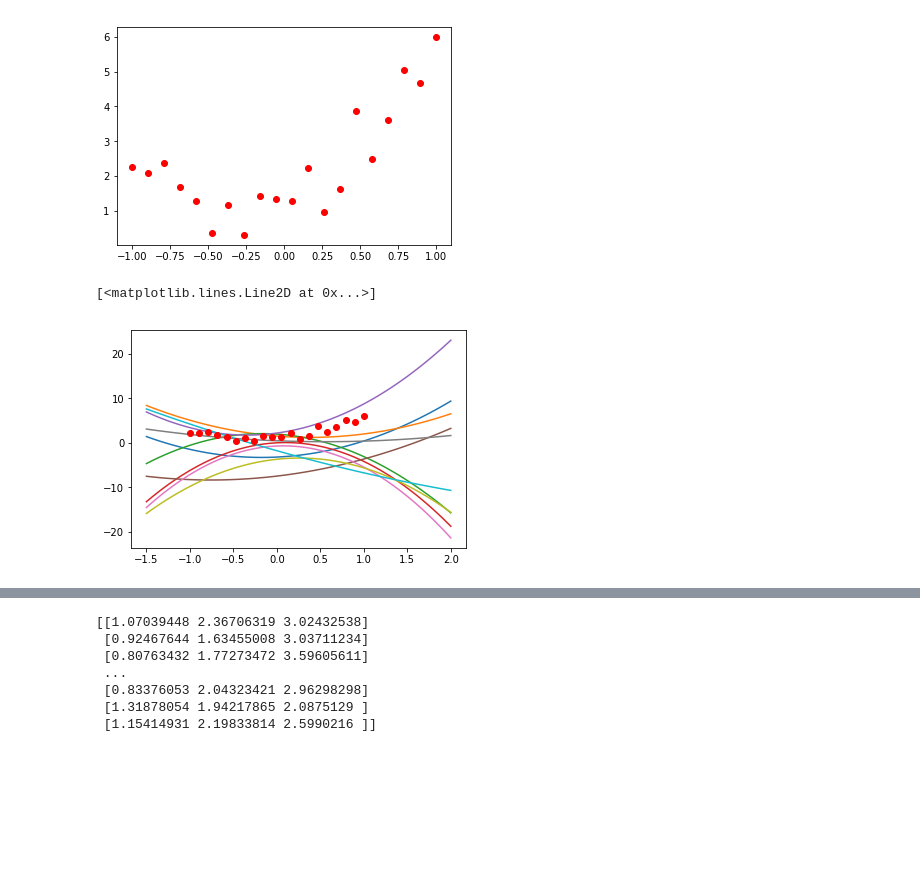
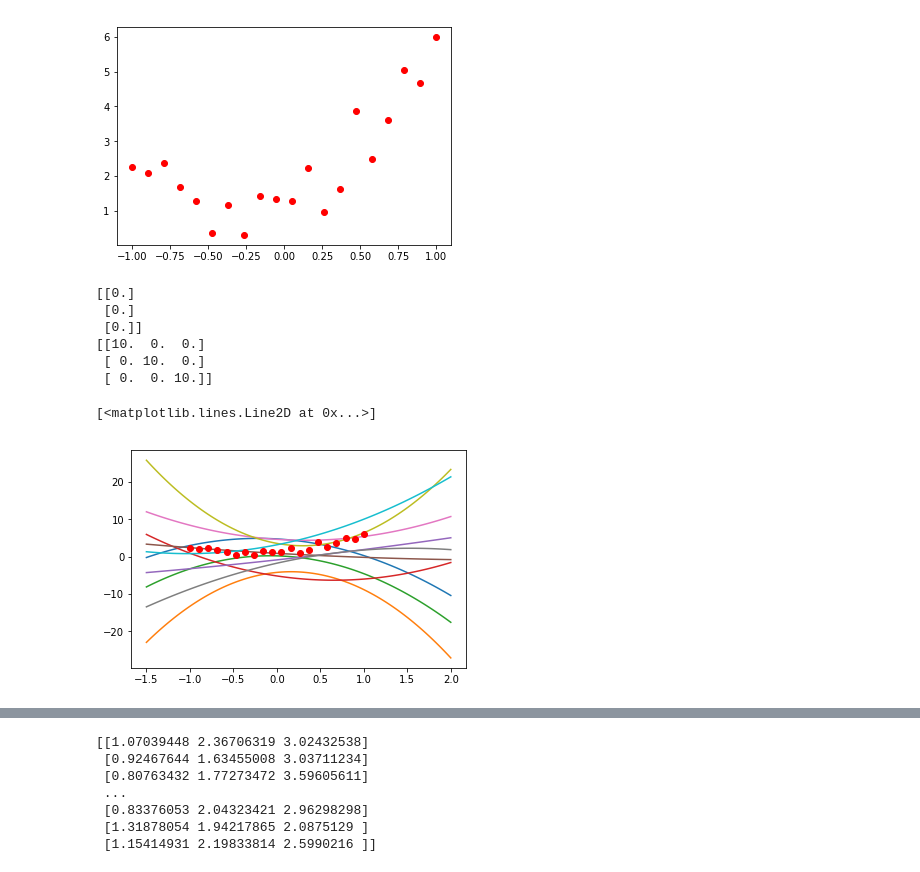
Before and after one commit to domantasjurkus/mlh, a Jupyter notebook: labs/bayesian_regression.ipynb, the cells around one changed output, grey strips where cells are left out. Cells and saved outputs as stored; diff of their text form; code cells hidden in the pictures; blank space fills up the shorter version.

```diff
--- a/labs/bayesian_regression.ipynb
+++ b/labs/bayesian_regression.ipynb
@@ -32,27 +32,33 @@ plt.plot(x,t,'ro')
 [figure]
 # %%
 # Define the prior over w
-l = len(true_w)
-prior_mean = np.zeros((l,1))
-prior_cov = 10.0*np.eye(l)
-#print(prior_mean)
-#print(prior_cov)
+weight_count = len(true_w)
+prior_mean = np.zeros((weight_count,1))
+prior_cov = 10.0*np.eye(weight_count)
+print(prior_mean)
+print(prior_cov)
 
 # Generate some samples from the prior and plot
 w_samples = np.random.multivariate_normal(prior_mean.flatten(), prior_cov, 10)
 #print(w_samples)
 
 # Fine-grained test set
 testx = np.linspace(-1.5,2.0,100)[:,None]
 testX = np.hstack((np.ones_like(testx),testx,testx**2))
 
 plt.figure()
 for w_s in w_samples:
     plt.plot(testx,np.dot(testX,w_s))
 plt.plot(x,t,'ro')
 # %% [output]
-[<matplotlib.lines.Line2D at 0x...>]
+[[0.]
+ [0.]
+ [0.]]
+[[10.  0.  0.]
+ [ 0. 10.  0.]
+ [ 0.  0. 10.]]
+[<matplotlib.lines.Line2D at 0x...>]
-[figure, old version]
+[figure, new version]
 # %%
 #
 # Bayesian inference
```
Also changed, not shown: parts of 1 cell of this notebook, 4 other files.
